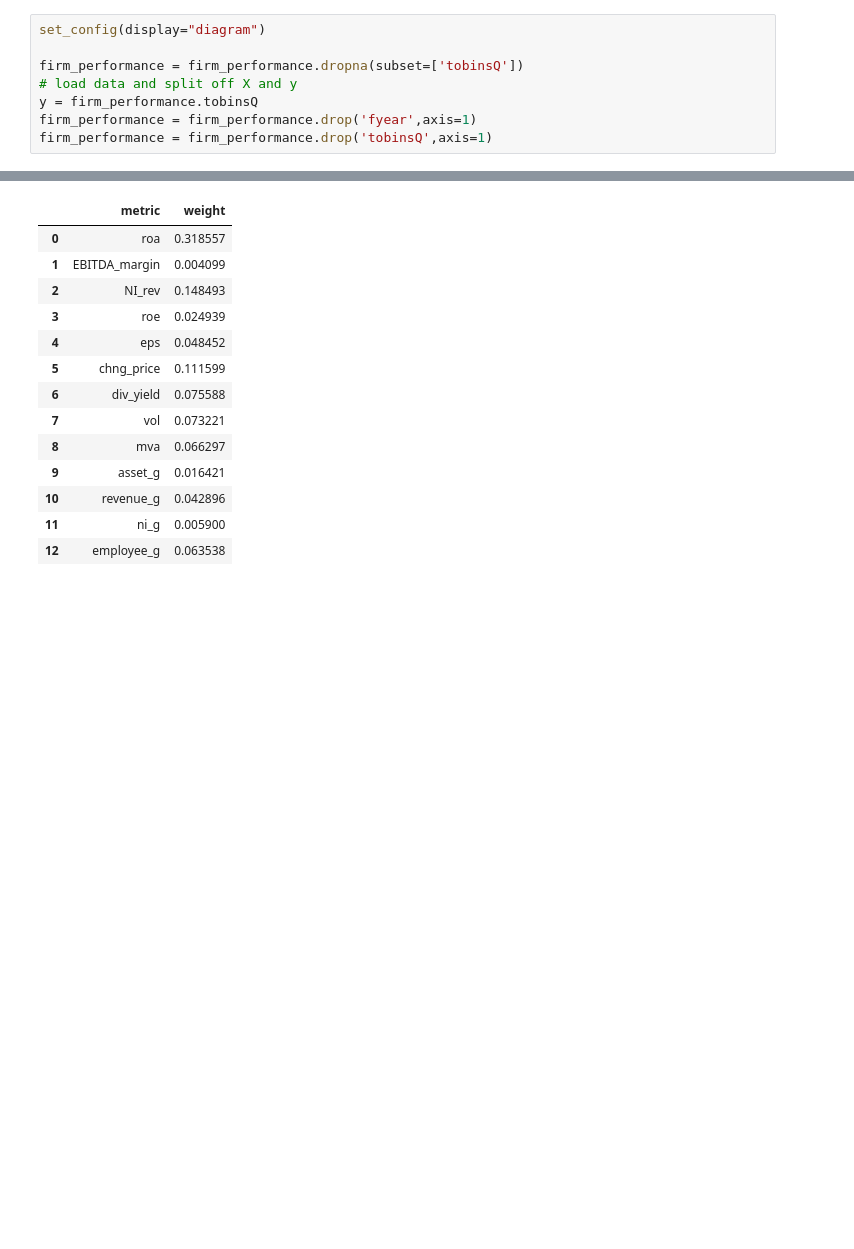
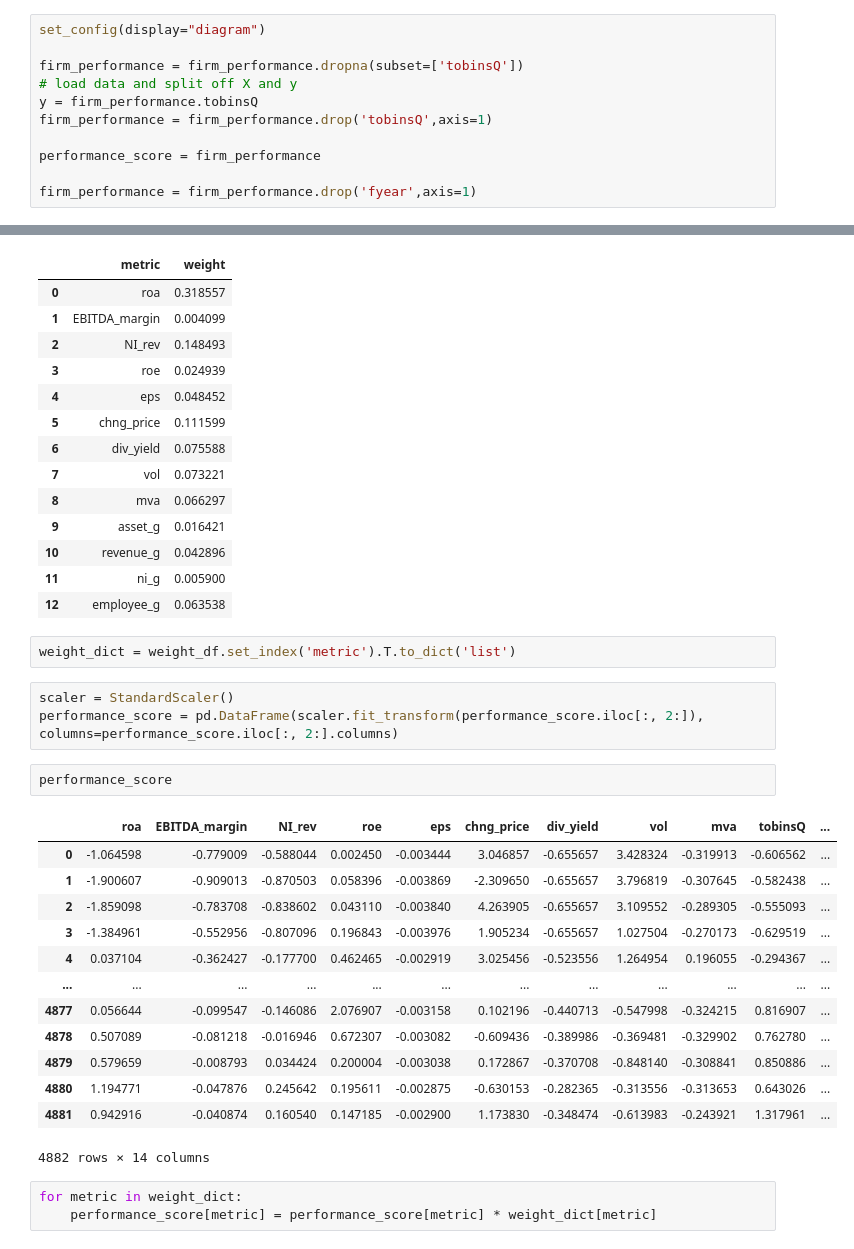
Before and after one commit to tobeybill/TISATAFL, a Jupyter notebook: CorrelationCreation.ipynb, the cells around one changed output, grey strips where cells are left out. Saved outputs shown, nothing was run; the diff lists cells and outputs as text; blank space fills up the shorter version.

Commit message:
performance score calculated

```diff
--- a/CorrelationCreation.ipynb
+++ b/CorrelationCreation.ipynb
@@ -42,8 +42,11 @@ set_config(display="diagram")
 firm_performance = firm_performance.dropna(subset=['tobinsQ'])
 # load data and split off X and y
 y = firm_performance.tobinsQ
+firm_performance = firm_performance.drop('tobinsQ',axis=1)
+
+performance_score = firm_performance
+
 firm_performance = firm_performance.drop('fyear',axis=1)
-firm_performance = firm_performance.drop('tobinsQ',axis=1)
 # %%
 # create test set for use later
 rng = np.random.RandomState(0)
@@ -120,3 +123,27 @@ weight_df
 | 10 | revenue_g | 0.042896 |
 | 11 | ni_g | 0.005900 |
 | 12 | employee_g | 0.063538 |
+# %%
+weight_dict = weight_df.set_index('metric').T.to_dict('list')
+# %%
+scaler = StandardScaler()
+performance_score = pd.DataFrame(scaler.fit_transform(performance_score.iloc[:, 2:]), columns=performance_score.iloc[:, 2:].columns)
+# %%
+performance_score
+# %% [output]
+|  | roa | EBITDA_margin | NI_rev | roe | eps | chng_price | div_yield | vol | mva | tobinsQ | ... |
+| 0 | -1.064598 | -0.779009 | -0.588044 | 0.002450 | -0.003444 | 3.046857 | -0.655657 | 3.428324 | -0.319913 | -0.606562 | ... |
+| 1 | -1.900607 | -0.909013 | -0.870503 | 0.058396 | -0.003869 | -2.309650 | -0.655657 | 3.796819 | -0.307645 | -0.582438 | ... |
+| 2 | -1.859098 | -0.783708 | -0.838602 | 0.043110 | -0.003840 | 4.263905 | -0.655657 | 3.109552 | -0.289305 | -0.555093 | ... |
+| 3 | -1.384961 | -0.552956 | -0.807096 | 0.196843 | -0.003976 | 1.905234 | -0.655657 | 1.027504 | -0.270173 | -0.629519 | ... |
+| 4 | 0.037104 | -0.362427 | -0.177700 | 0.462465 | -0.002919 | 3.025456 | -0.523556 | 1.264954 | 0.196055 | -0.294367 | ... |
+| ... | ... | ... | ... | ... | ... | ... | ... | ... | ... | ... | ... |
+| 4877 | 0.056644 | -0.099547 | -0.146086 | 2.076907 | -0.003158 | 0.102196 | -0.440713 | -0.547998 | -0.324215 | 0.816907 | ... |
+| 4878 | 0.507089 | -0.081218 | -0.016946 | 0.672307 | -0.003082 | -0.609436 | -0.389986 | -0.369481 | -0.329902 | 0.762780 | ... |
+| 4879 | 0.579659 | -0.008793 | 0.034424 | 0.200004 | -0.003038 | 0.172867 | -0.370708 | -0.848140 | -0.308841 | 0.850886 | ... |
+| 4880 | 1.194771 | -0.047876 | 0.245642 | 0.195611 | -0.002875 | -0.630153 | -0.282365 | -0.313556 | -0.313653 | 0.643026 | ... |
+| 4881 | 0.942916 | -0.040874 | 0.160540 | 0.147185 | -0.002900 | 1.173830 | -0.348474 | -0.613983 | -0.243921 | 1.317961 | ... |
+4882 rows × 14 columns
+# %%
+for metric in weight_dict:
+    performance_score[metric] = performance_score[metric] * weight_dict[metric]
```
Also changed, not shown: parts of 5 cells of this notebook.
